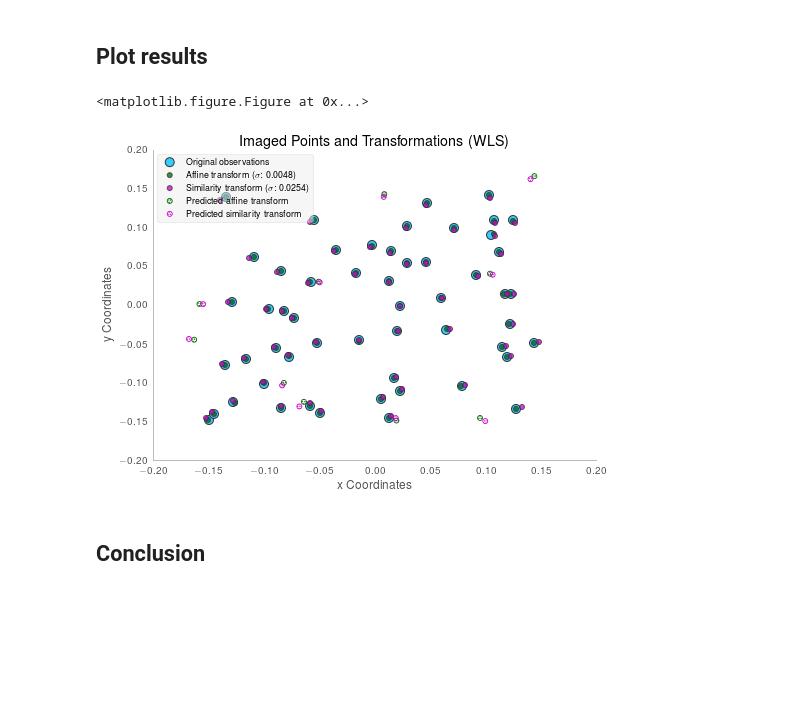
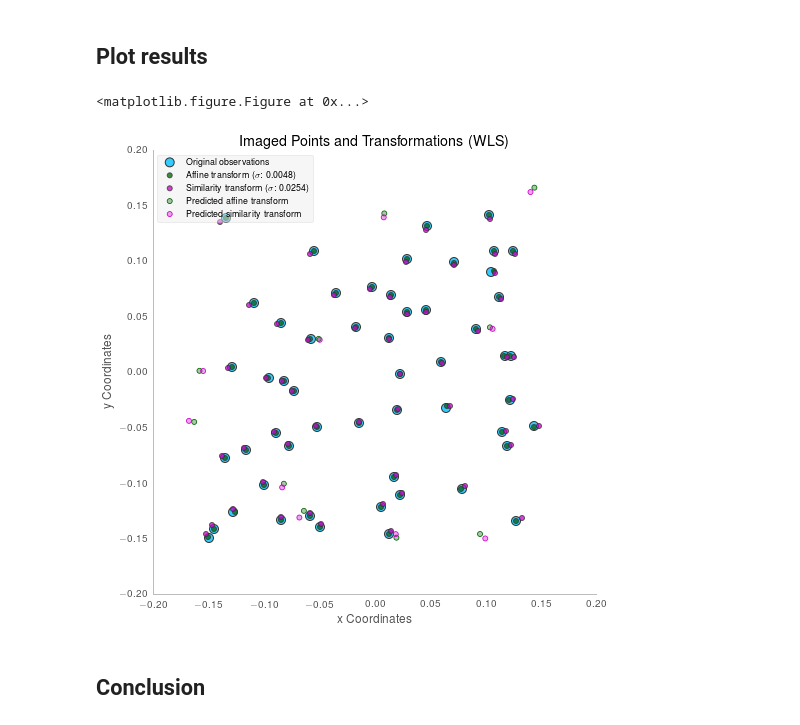
Before and after one commit to urschrei/linalg, a Jupyter notebook: notebooks/weighted_least_squares.ipynb, the cells around one changed output. Saved outputs shown, nothing was run; the diff lists cells and outputs as text; code cells hidden in the pictures; blank space fills up the shorter version.

Commit message:
Fix figure size

```diff
--- a/notebooks/weighted_least_squares.ipynb
+++ b/notebooks/weighted_least_squares.ipynb
@@ -260,10 +260,8 @@ predicted_similarity = list(similarity_results.predict(exog=similarity_dict(rpoi
 ## Plot results
 # %%
 plt.clf()
-fig = plt.figure()
-ax = fig.add_subplot(111, axisbg='none')
-# this will save as 728px (max width for a Github README) when dpi is set to 100
-fig.set_size_inches(7.28, 5.25)
+fig = plt.figure(figsize=(7.28, 7.28))
+ax = fig.add_subplot(111, aspect='equal', axisbg='none')
 orig = plt.scatter(
     coords['x_coordinates'],
     coords['y_coordinates'],
@@ -305,34 +303,34 @@ pred_aff = plt.scatter(
 pred_sim = plt.scatter(
     *(predicted_similarity[0:][::2], predicted_similarity[1:][::2]),
     lw=.8,
     s=25,
     color='none',
     edgecolor='#CC00CC',
     hatch='......',
     alpha=1.)
 
 ax.set_xlabel('x Coordinates')
 ax.set_ylabel('y Coordinates')
 plt.title("Imaged Points and Transformations (WLS)")
 leg = plt.legend(
     (orig, af, sm, pred_aff, pred_sim),
     ('Original observations',
     r'Affine transform ($\sigma$: %0.4f)' % np.sqrt(affine_results.mse_resid),
     r'Similarity transform ($\sigma$: %0.4f)' % np.sqrt(similarity_results.scale),
     r'Predicted affine transform',
     r'Predicted similarity transform'),
     loc='upper left',
     scatterpoints=1,
     fontsize=9)
 leg.get_frame().set_alpha(0.5)
 ax.spines['top'].set_visible(False)
 ax.spines['right'].set_visible(False)
 plt.tight_layout()
 ax.grid(b=None)
 plt.savefig('../WLS.png', format="png", bbox_inches='tight', alpha=True, transparent=True, dpi=100)
 # %% [output]
 <matplotlib.figure.Figure at 0x...>
-[figure, old version]
+[figure, new version]
 # %% [markdown]
 ## Conclusion
 # %% [markdown]
```
Also changed, not shown: 1 other file.
